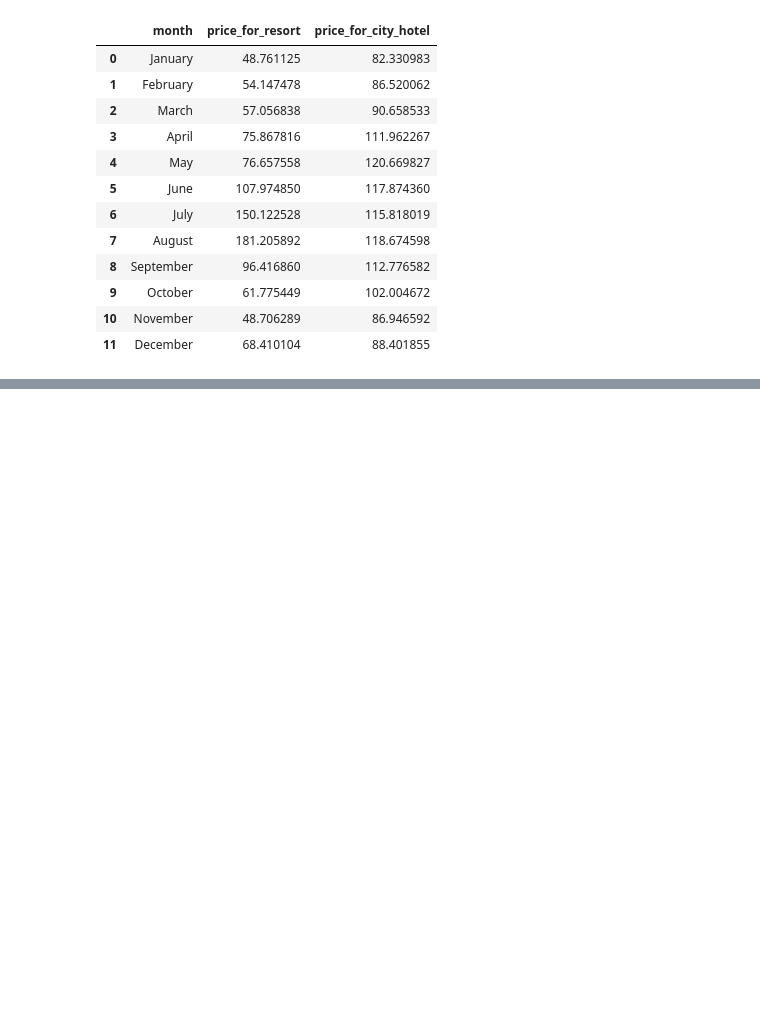
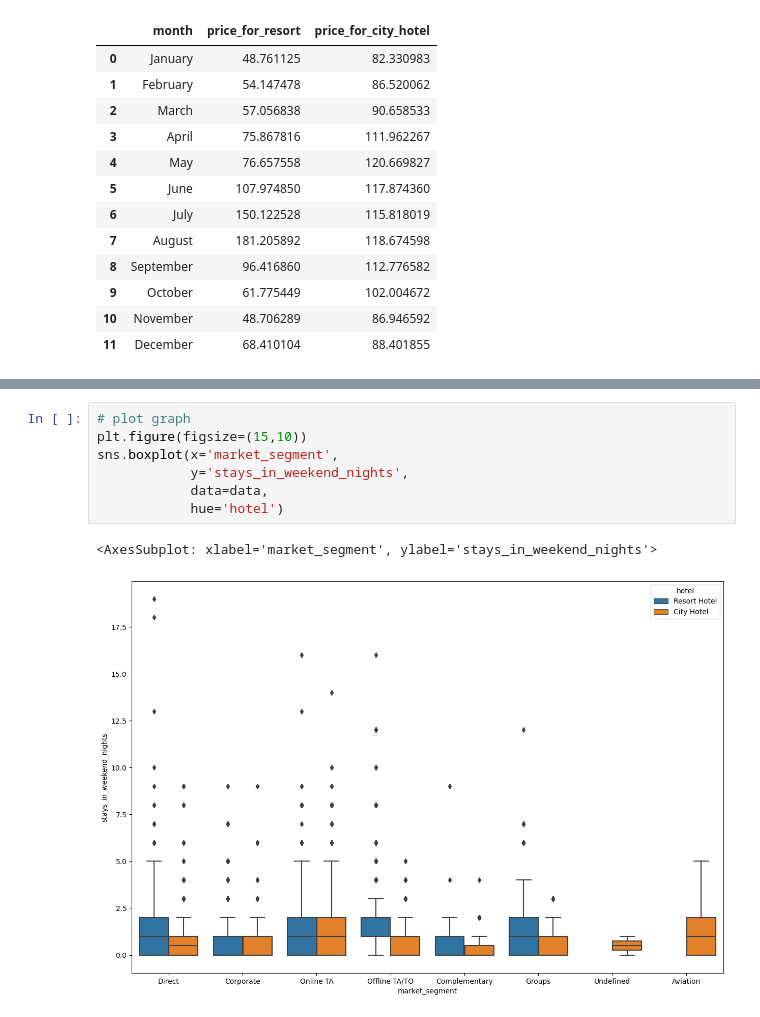
Before and after one commit to Sumetjutha/031_Real_Project_Analysis_Python, a Jupyter notebook: 002_Hotel_Booking_Data_Analysis.ipynb, the cells around one changed output, grey strips where cells are left out. Cells and saved outputs as stored; diff of their text form; blank space fills up the shorter version.

```diff
--- a/002_Hotel_Booking_Data_Analysis.ipynb
+++ b/002_Hotel_Booking_Data_Analysis.ipynb
@@ -441,0 +483,10 @@ sd.Sort_Dataframeby_Month(final,'month')
+# %%
+# plot graph
+plt.figure(figsize=(15,10))
+sns.boxplot(x='market_segment',
+            y='stays_in_weekend_nights',
+            data=data,
+            hue='hotel')
+# %% [output]
+<AxesSubplot: xlabel='market_segment', ylabel='stays_in_weekend_nights'>
+[figure, added]
```
Also changed, not shown: parts of 9 cells of this notebook.
